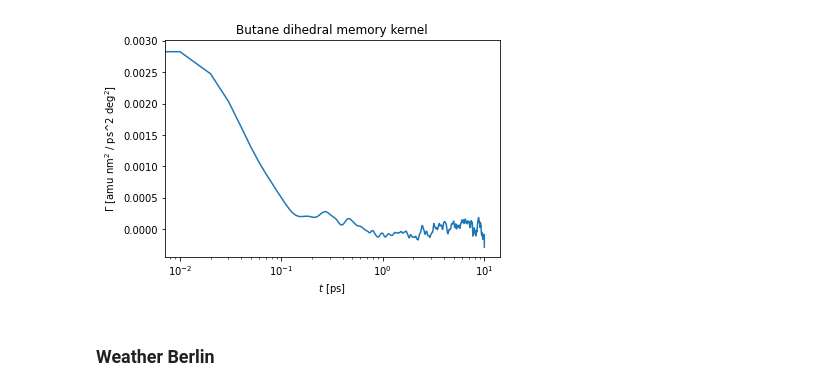
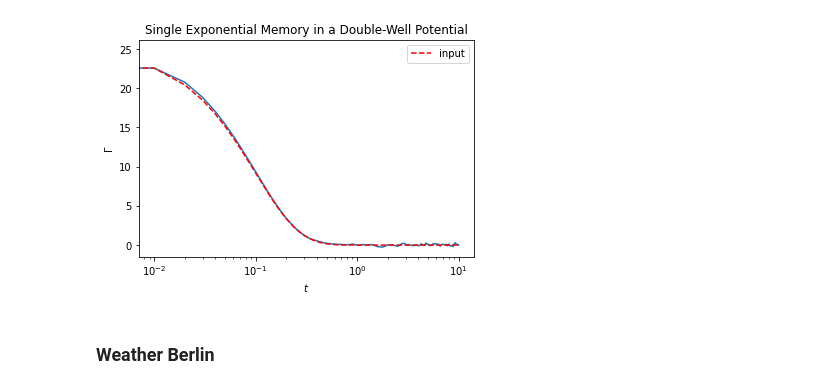
Before and after one commit to hkiefer/mempred, a Jupyter notebook: example/Memory_Extraction.ipynb, the cells around one changed output. Saved outputs shown, nothing was run; the diff lists cells and outputs as text; code cells hidden in the pictures.

```diff
--- a/example/Memory_Extraction.ipynb
+++ b/example/Memory_Extraction.ipynb
@@ -38,0 +15,6 @@ plt.plot(t,x)
+# %%
+dt=0.01
+x = np.load('example.npy')
+t = np.arange(0,len(x)*dt,dt)
+
+plt.plot(t[:10000],x[:10000])
@@ -39,20 +24,22 @@ plt.plot(t,x)
 # %%
 from numba import njit
 
 
 
-predict=GLEPrediction(bins=100,  cut = len(trj) ,trunc=1000, dt = 0.01,physical=True, no_fe=False, plot_pred = True,kde_mode=False)
+predict=GLEPrediction(bins=200,  cut = len(x) ,trunc=1000, dt = 0.01,physical=True, no_fe=False, plot_pred = True,kde_mode=False)
 kernel = predict.extractKernel([x],time=t,fit_kernel = False,kT=2.494,G_method=True)
 
 plt.plot(kernel[1],kernel[2])
+plt.plot(kernel[1],24.94*np.exp(-kernel[1]*10),'r--',label='input')
+plt.legend()
 plt.xscale('log')
-plt.title("Butane dihedral memory kernel")
+plt.title("Single Exponential Memory in a Double-Well Potential")
 plt.xscale("log")
-plt.xlabel("$t$ [ps]")
-plt.ylabel("$\\Gamma$ [amu nm$^2$ / ps^2 deg$^2$]")
+plt.xlabel("$t$")
+plt.ylabel("$\\Gamma$")
 plt.show()
 # %% [output]
-[figure, old version]
+[figure, new version]
 # %% [markdown]
 ### Weather Berlin
 # %%
```
Also changed, not shown: parts of 11 cells of this notebook, 44 other files.
